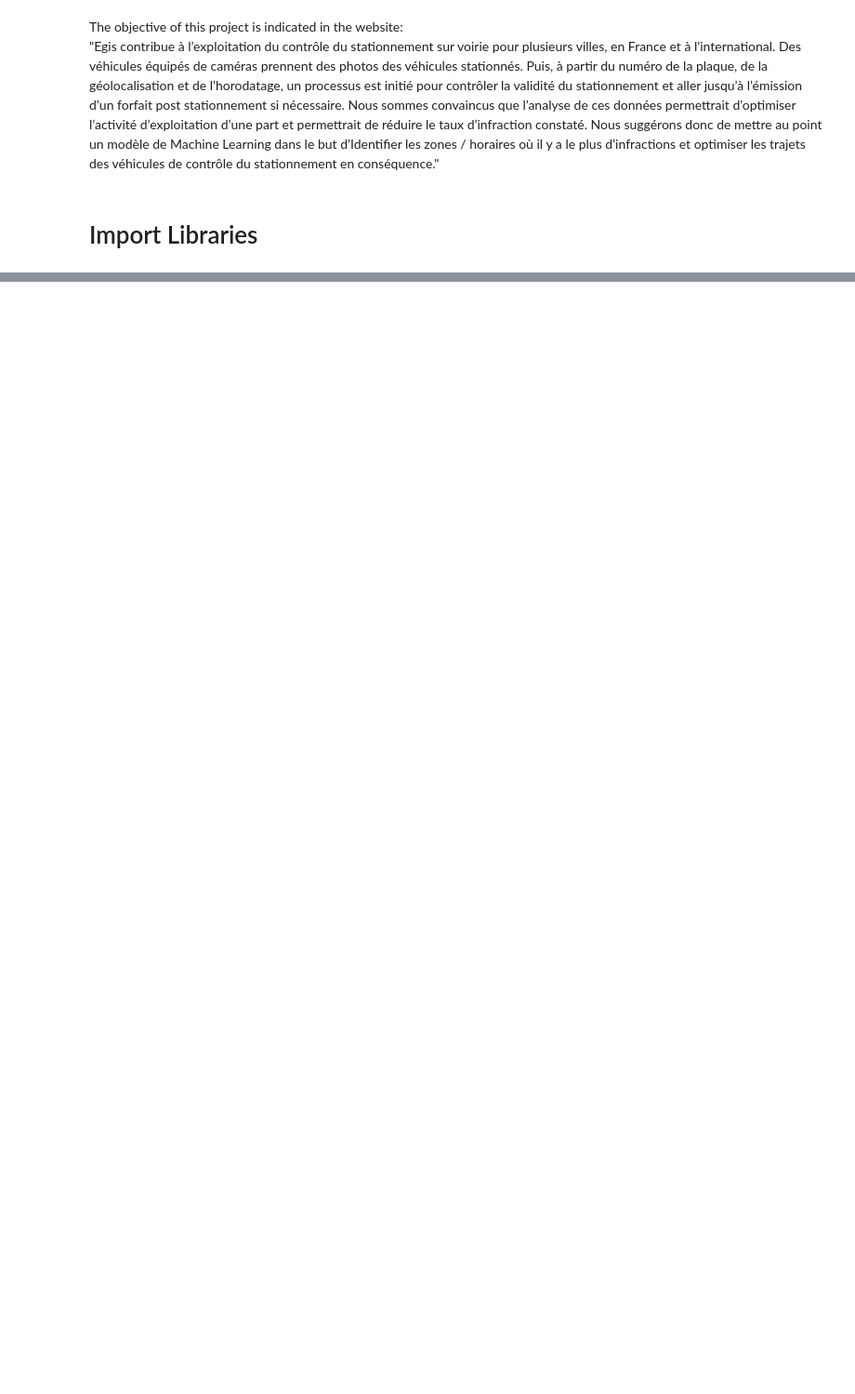
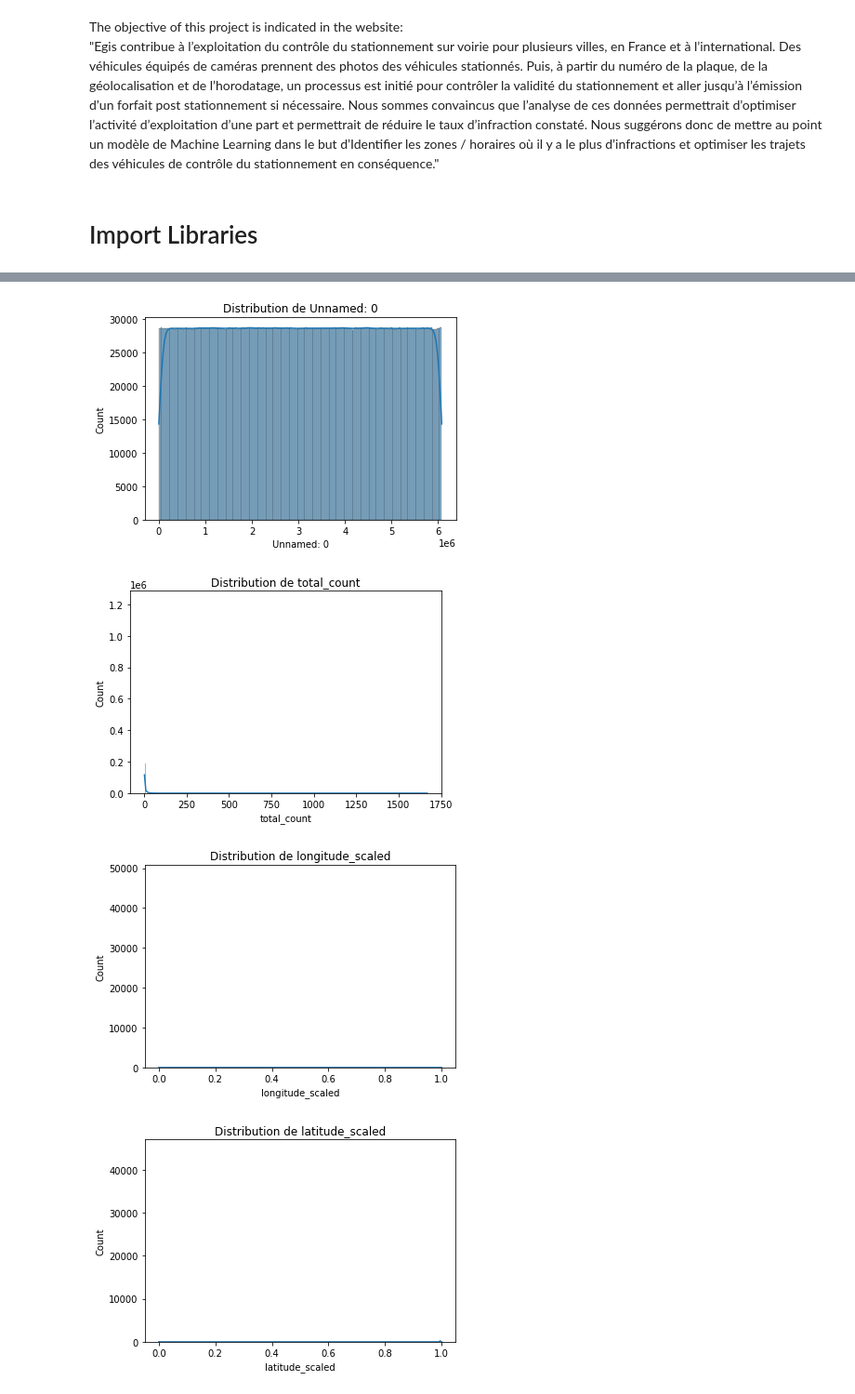
Before and after one commit to FrozenPasta/Egis_Datacraft, a Jupyter notebook: egisData.ipynb, the cells around one changed output, grey strips where cells are left out. Shown: that part at 93% size. Cells and saved outputs as stored; diff of their text form; code cells hidden in the pictures; blank space fills up the shorter version.

```diff
--- a/egisData.ipynb
+++ b/egisData.ipynb
@@ -45,0 +47,20 @@ print(X_train.head(100).to_string(index=False))
+# %%
+%%script python -c "pass"
+import matplotlib.pyplot as plt
+import seaborn as sns
+
+for col in X_train.select_dtypes(include='number').columns:
+    plt.figure()
+    sns.histplot(X_train[col].dropna(), kde=True)
+    plt.title(f'Distribution de {col}')
+
+
+for col in X_train.select_dtypes(include='object').columns:
+    plt.figure()
+    X_train[col].value_counts().plot(kind='bar')
+    plt.title(f'Valeurs de {col}')
+# %% [output]
+[figure, added]
+[figure, added]
+[figure, added]
+[figure, added]
```
Also changed, not shown: parts of 11 cells of this notebook.
